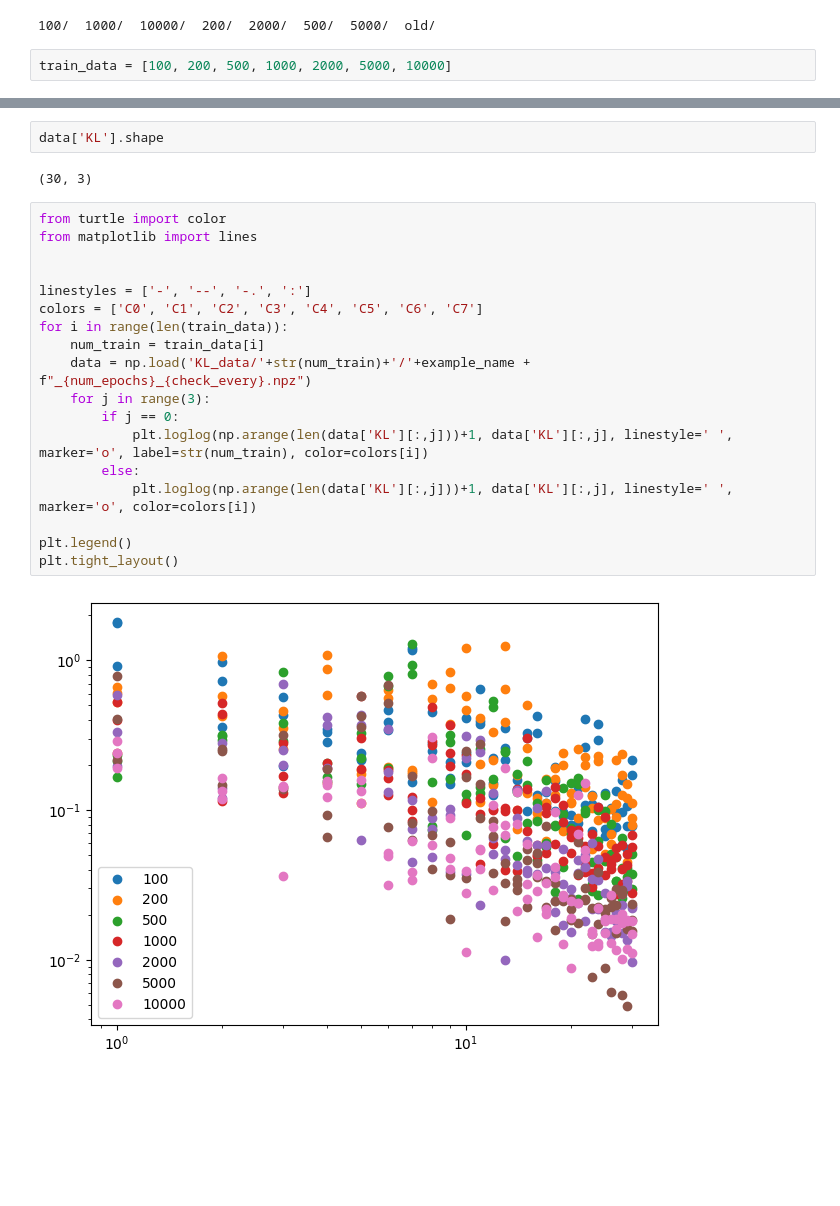
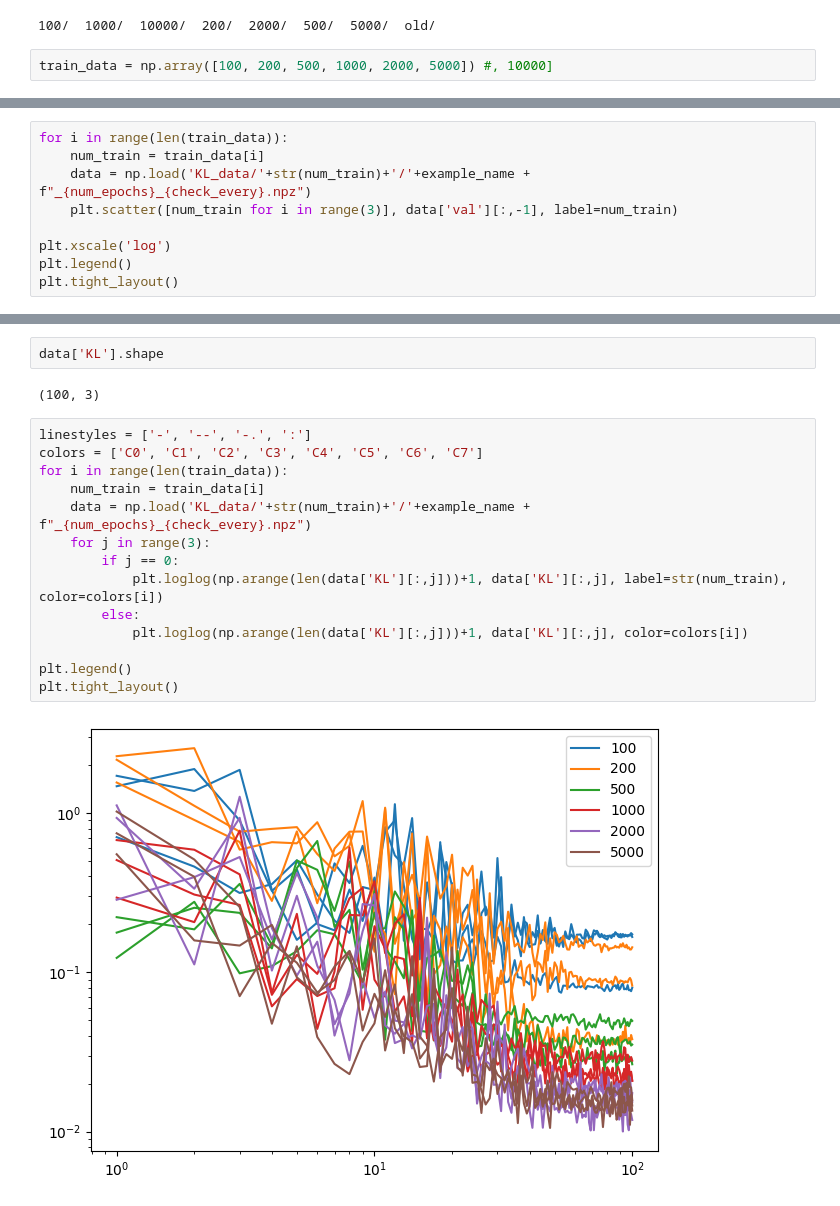
Before and after one commit to Mauropieroni/ACP-test-fork, a Jupyter notebook: scripts/plot_KL_all.ipynb, the cells around one changed output, grey strips where cells are left out. Drawn from its saved outputs; the diff is of its cells as text; blank space fills up the shorter version.

Commit message:
Doing plots

```diff
--- a/scripts/plot_KL_all.ipynb
+++ b/scripts/plot_KL_all.ipynb
@@ -12,5 +12,5 @@ ls KL_data/
 # %% [output]
 100/  1000/  10000/  200/  2000/  500/  5000/  old/
 # %%
-train_data = [100, 200, 500, 1000, 2000, 5000, 10000]
+train_data = np.array([100, 200, 500, 1000, 2000, 5000]) #, 10000]
 # %%
@@ -37,0 +42,9 @@ fig.tight_layout()
+# %%
+for i in range(len(train_data)):
+    num_train = train_data[i]
+    data = np.load('KL_data/'+str(num_train)+'/'+example_name + f"_{num_epochs}_{check_every}.npz")
+    plt.scatter([num_train for i in range(3)], data['val'][:,-1], label=num_train)
+
+plt.xscale('log')
+plt.legend()
+plt.tight_layout()
@@ -38,24 +53,20 @@ fig.tight_layout()
 # %%
 data['KL'].shape
 # %% [output]
-(30, 3)
+(100, 3)
 # %%
-from turtle import color
-from matplotlib import lines
-
-
 linestyles = ['-', '--', '-.', ':']
 colors = ['C0', 'C1', 'C2', 'C3', 'C4', 'C5', 'C6', 'C7']
 for i in range(len(train_data)):
     num_train = train_data[i]
     data = np.load('KL_data/'+str(num_train)+'/'+example_name + f"_{num_epochs}_{check_every}.npz")
     for j in range(3):
         if j == 0:
-            plt.loglog(np.arange(len(data['KL'][:,j]))+1, data['KL'][:,j], linestyle=' ', marker='o', label=str(num_train), color=colors[i])
+            plt.loglog(np.arange(len(data['KL'][:,j]))+1, data['KL'][:,j], label=str(num_train), color=colors[i])
         else:
-            plt.loglog(np.arange(len(data['KL'][:,j]))+1, data['KL'][:,j], linestyle=' ', marker='o', color=colors[i])
+            plt.loglog(np.arange(len(data['KL'][:,j]))+1, data['KL'][:,j], color=colors[i])
 
 plt.legend()
 plt.tight_layout()
 # %% [output]
-[figure, old version]
+[figure, new version]
```
Also changed, not shown: parts of 11 cells of this notebook, 2 other files.
